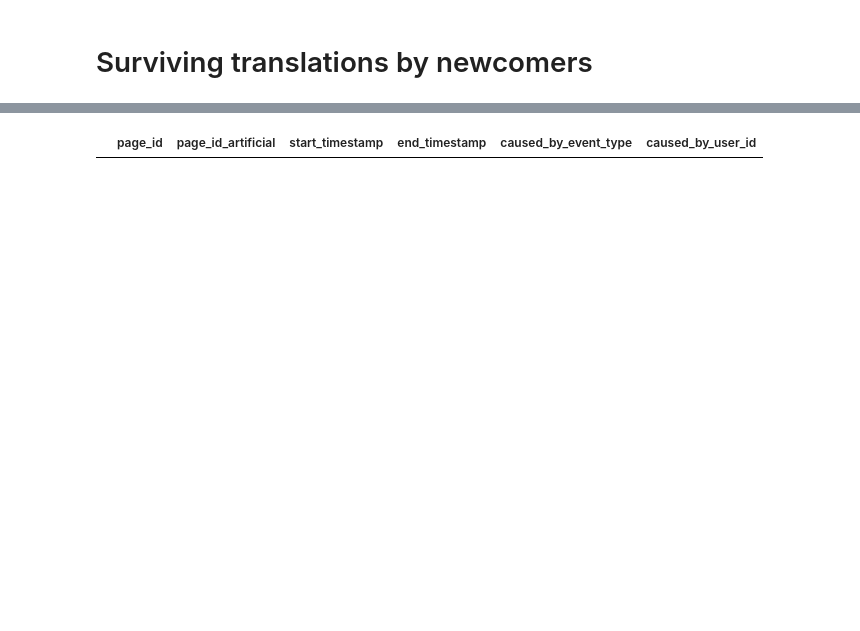
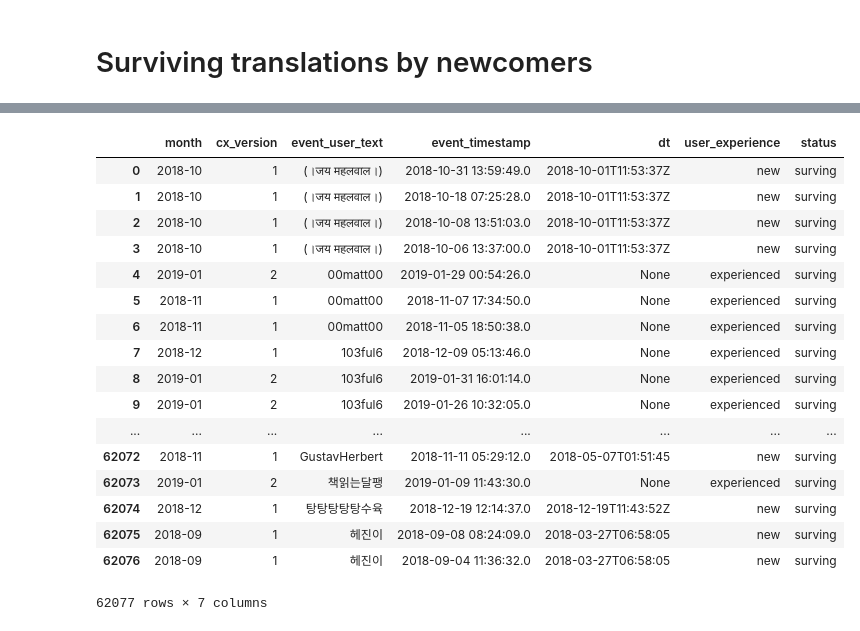
Before and after one commit to wikimedia-research/2018-19-Language-annual-plan-metrics, a Jupyter notebook: Language-metrics.ipynb, the cells around one changed output, grey strips where cells are left out. Cells and saved outputs as stored; diff of their text form; code cells hidden in the pictures; blank space fills up the shorter version.

```diff
--- a/Language-metrics.ipynb
+++ b/Language-metrics.ipynb
@@ -13,2 +13,4 @@ MEDIAWIKI_HISTORY_SNAPSHOT = "2018-08"
+# %%
+MWH_SNAPSHOT = "2019-01"
 # %% [markdown]
 # Surviving translations by newcomers
@@ -157,18 +17,53 @@ where
-# %%
-hive.run("""
-select
-    page_id,
-    page_id_artificial,
-    start_timestamp,
-    end_timestamp,
-    caused_by_event_type,
-    caused_by_user_id
-from wmf.mediawiki_page_history
-where
-    wiki_db = "eswiki" and
-    page_title = "Accidente ferroviario de Cerrillos de 1956" and
-    snapshot = "2018-08"
-
-""")
-# %% [output]
-|  | page_id | page_id_artificial | start_timestamp | end_timestamp | caused_by_event_type | caused_by_user_id |
+# %%
+hive.run("""
+select
+    date_format(event_timestamp, "YYYY-MM") as month,
+    if(array_contains(rtc.tags, "contenttranslation-v2"), 2, 1) as cx_version,
+    -- 6 months ≈ 26 weeks = 252 days
+    event_user_text,
+    event_timestamp,
+    ssac.dt,
+    if(
+        coalesce(datediff(event_timestamp, ssac.dt) > 252, true),
+        "experienced",
+        "new"
+    ) as user_experience,
+    if(revision_is_deleted, "deleted", "surving") as status
+from event.mediawiki_revision_tags_change rtc -- First full month of data is 2018-09
+inner join wmf.mediawiki_history mh
+on
+    mh.snapshot = "{mwh_snapshot}" and
+    mh.event_timestamp >= "2018-09" and
+    rtc.rev_id = mh.revision_id and
+    `rtc`.`database` = mh.wiki_db
+left join event_sanitized.serversideaccountcreation ssac
+on
+    ssac.event.username = rtc.performer.user_text and
+    ssac.year >= 0
+where
+    event_entity = "revision" and
+    event_type = "create" and
+    array_contains(rtc.tags, "contenttranslation") and
+    ((rtc.year = 2018 and rtc.month >= 9) or rtc.year = 2019)
+""".format(
+    mwh_snapshot=MWH_SNAPSHOT
+))
+# %% [output]
+|  | month | cx_version | event_user_text | event_timestamp | dt | user_experience | status |
+| 0 | 2018-10 | 1 | (।जय महलवाल।) | 2018-10-31 13:59:49.0 | 2018-10-01T11:53:37Z | new | surving |
+| 1 | 2018-10 | 1 | (।जय महलवाल।) | 2018-10-18 07:25:28.0 | 2018-10-01T11:53:37Z | new | surving |
+| 2 | 2018-10 | 1 | (।जय महलवाल।) | 2018-10-08 13:51:03.0 | 2018-10-01T11:53:37Z | new | surving |
+| 3 | 2018-10 | 1 | (।जय महलवाल।) | 2018-10-06 13:37:00.0 | 2018-10-01T11:53:37Z | new | surving |
+| 4 | 2019-01 | 2 | 00matt00 | 2019-01-29 00:54:26.0 | None | experienced | surving |
+| 5 | 2018-11 | 1 | 00matt00 | 2018-11-07 17:34:50.0 | None | experienced | surving |
+| 6 | 2018-11 | 1 | 00matt00 | 2018-11-05 18:50:38.0 | None | experienced | surving |
+| 7 | 2018-12 | 1 | 103ful6 | 2018-12-09 05:13:46.0 | None | experienced | surving |
+| 8 | 2019-01 | 2 | 103ful6 | 2019-01-31 16:01:14.0 | None | experienced | surving |
+| 9 | 2019-01 | 2 | 103ful6 | 2019-01-26 10:32:05.0 | None | experienced | surving |
+| ... | ... | ... | ... | ... | ... | ... | ... |
+| 62072 | 2018-11 | 1 | GustavHerbert | 2018-11-11 05:29:12.0 | 2018-05-07T01:51:45 | new | surving |
+| 62073 | 2019-01 | 2 | 책읽는달팽 | 2019-01-09 11:43:30.0 | None | experienced | surving |
+| 62074 | 2018-12 | 1 | 탕탕탕탕탕수육 | 2018-12-19 12:14:37.0 | 2018-12-19T11:43:52Z | new | surving |
+| 62075 | 2018-09 | 1 | 헤진이 | 2018-09-08 08:24:09.0 | 2018-03-27T06:58:05 | new | surving |
+| 62076 | 2018-09 | 1 | 헤진이 | 2018-09-04 11:36:32.0 | 2018-03-27T06:58:05 | new | surving |
+62077 rows × 7 columns
```
Also changed, not shown: parts of 27 cells of this notebook.
